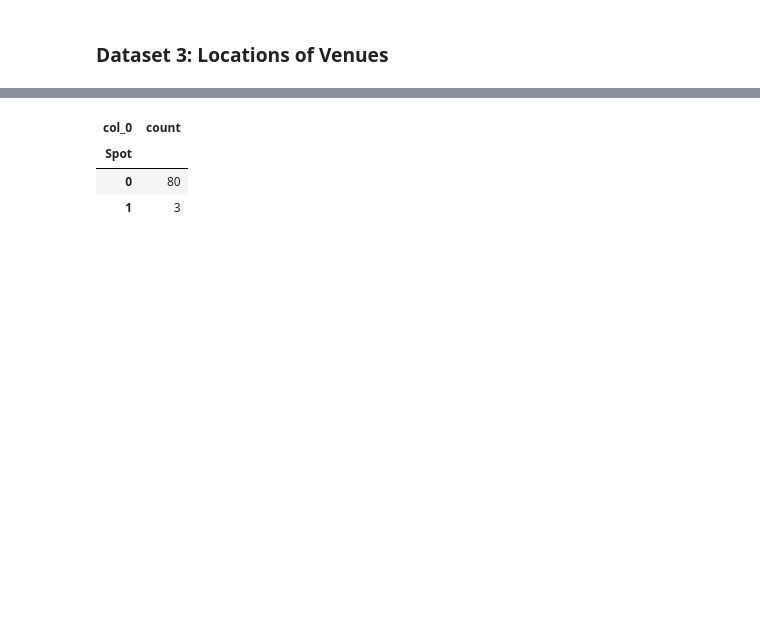
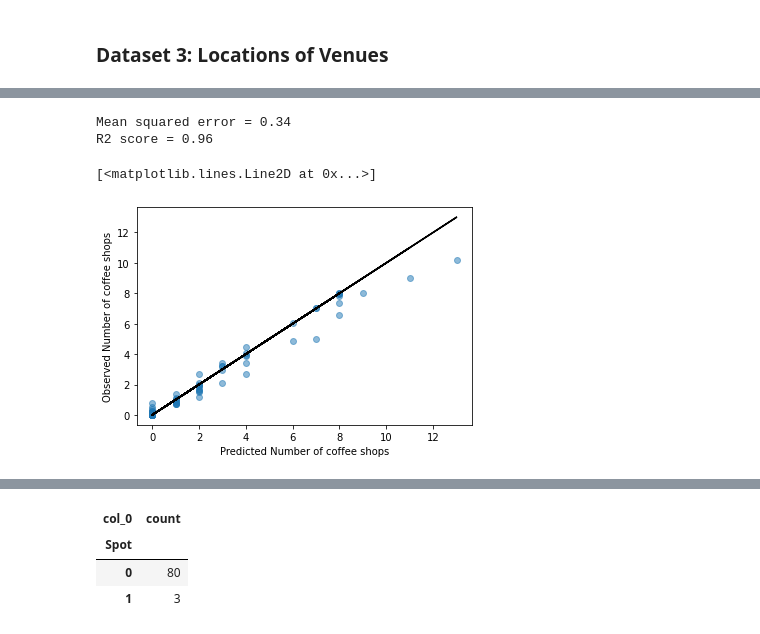
Before and after one commit to hollytibble/Coursera_Capstone, a Jupyter notebook: Holly's Data Science Capstone Project.ipynb, the cells around one changed output, grey strips where cells are left out. Saved outputs shown, nothing was run; the diff lists cells and outputs as text; code cells hidden in the pictures; blank space fills up the shorter version.

```diff
--- a/Holly's Data Science Capstone Project.ipynb
+++ b/Holly's Data Science Capstone Project.ipynb
@@ -239,7 +289,4 @@ clf=RandomForestRegressor(n_estimators=100,random_state=0)
 X=other_venues_grouped.drop(['Site'],axis=1)
 y=df_playareas.reset_index()['Number_coffee'].to_numpy()
 clf.fit(X,y)
-df_playareas['Defecit_coffee']=clf.predict(X)-df_playareas['Number_coffee']
-df_playareas['Spot'] = df_playareas['Defecit_coffee'].apply(lambda x: 1 if x>0.5 else 0)
-df_playareas=df_playareas.reset_index(drop=False)
-df_playareas.head()
+df_playareas['pred_coffee']=clf.predict(X)
@@ -252,0 +293,15 @@ df_playareas.head()
+# %%
+# Training performance measures
+print("Mean squared error =", round(sm.mean_squared_error(y, df_playareas['pred_coffee']), 2))
+print("R2 score =", round(sm.r2_score(y, df_playareas['pred_coffee']), 2))
+# %% [output]
+Mean squared error = 0.34
+R2 score = 0.96
+# %%
+plt.scatter(y, df_playareas['pred_coffee'], alpha=0.5)
+plt.xlabel("Predicted Number of coffee shops")
+plt.ylabel("Observed Number of coffee shops")
+plt.plot(y, y, '-k')
+# %% [output]
+[<matplotlib.lines.Line2D at 0x...>]
+[figure, added]
```
Also changed, not shown: parts of 18 cells of this notebook, 2 other files.
